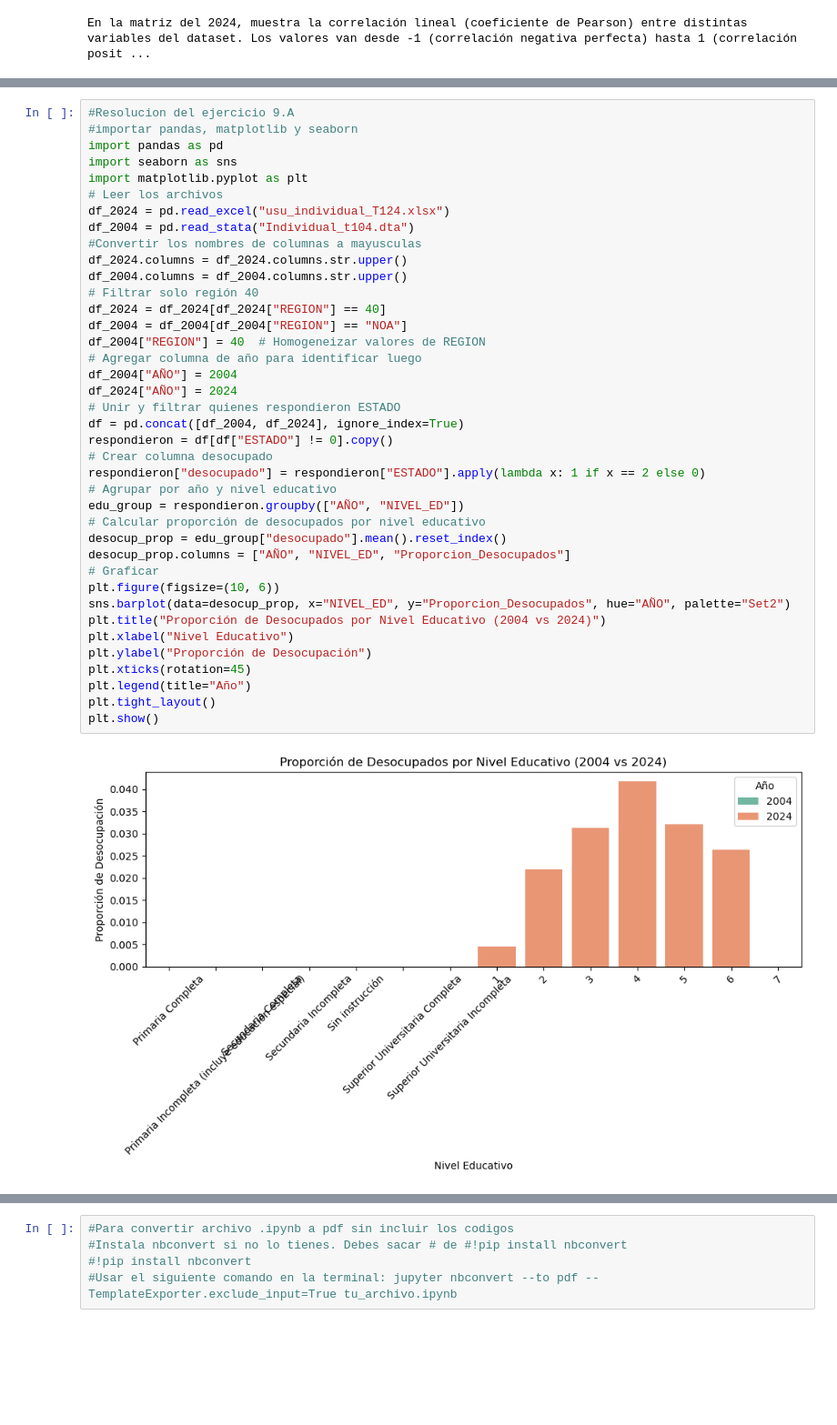
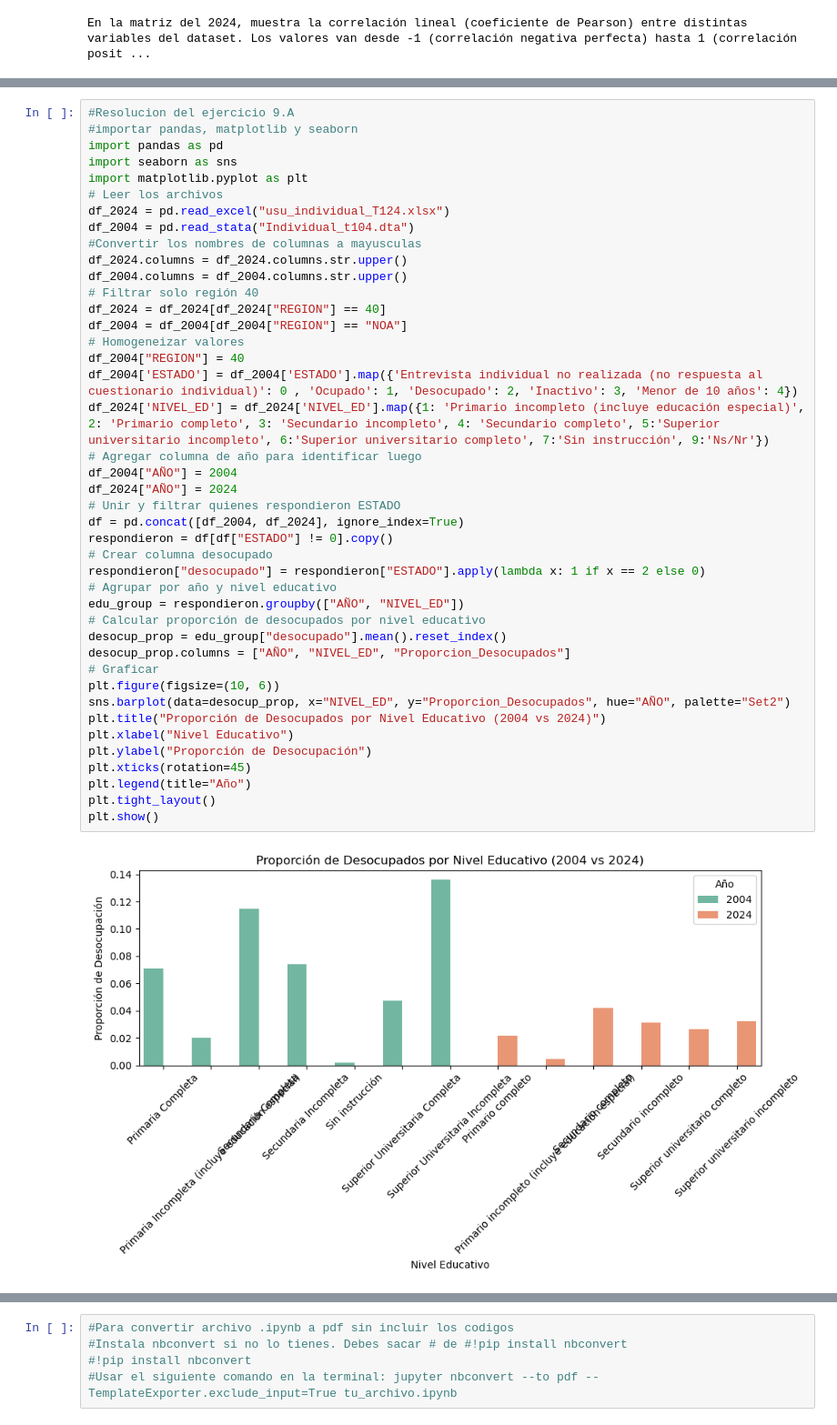
Before and after one commit to LucaDadderio0/-BigDataUBA-Grup10, a Jupyter notebook: TP2/Big_Data_TP2_Grupo10.ipynb, the cells around one changed output, grey strips where cells are left out. Shown at 91% size. Saved outputs shown, nothing was run; the diff lists cells and outputs as text; blank space fills up the shorter version.

```diff
--- a/TP2/Big_Data_TP2_Grupo10.ipynb
+++ b/TP2/Big_Data_TP2_Grupo10.ipynb
@@ -462,33 +534,36 @@ df_2004 = pd.read_stata("Individual_t104.dta")
 #Convertir los nombres de columnas a mayusculas
 df_2024.columns = df_2024.columns.str.upper()
 df_2004.columns = df_2004.columns.str.upper()
 # Filtrar solo región 40
 df_2024 = df_2024[df_2024["REGION"] == 40]
 df_2004 = df_2004[df_2004["REGION"] == "NOA"]
-df_2004["REGION"] = 40  # Homogeneizar valores de REGION
+# Homogeneizar valores
+df_2004["REGION"] = 40
+df_2004['ESTADO'] = df_2004['ESTADO'].map({'Entrevista individual no realizada (no respuesta al cuestionario individual)': 0 , 'Ocupado': 1, 'Desocupado': 2, 'Inactivo': 3, 'Menor de 10 años': 4})
+df_2024['NIVEL_ED'] = df_2024['NIVEL_ED'].map({1: 'Primario incompleto (incluye educación especial)', 2: 'Primario completo', 3: 'Secundario incompleto', 4: 'Secundario completo', 5:'Superior universitario incompleto', 6:'Superior universitario completo', 7:'Sin instrucción', 9:'Ns/Nr'})
 # Agregar columna de año para identificar luego
 df_2004["AÑO"] = 2004
 df_2024["AÑO"] = 2024
 # Unir y filtrar quienes respondieron ESTADO
 df = pd.concat([df_2004, df_2024], ignore_index=True)
 respondieron = df[df["ESTADO"] != 0].copy()
 # Crear columna desocupado
 respondieron["desocupado"] = respondieron["ESTADO"].apply(lambda x: 1 if x == 2 else 0)
 # Agrupar por año y nivel educativo
 edu_group = respondieron.groupby(["AÑO", "NIVEL_ED"])
 # Calcular proporción de desocupados por nivel educativo
 desocup_prop = edu_group["desocupado"].mean().reset_index()
 desocup_prop.columns = ["AÑO", "NIVEL_ED", "Proporcion_Desocupados"]
 # Graficar
 plt.figure(figsize=(10, 6))
 sns.barplot(data=desocup_prop, x="NIVEL_ED", y="Proporcion_Desocupados", hue="AÑO", palette="Set2")
 plt.title("Proporción de Desocupados por Nivel Educativo (2004 vs 2024)")
 plt.xlabel("Nivel Educativo")
 plt.ylabel("Proporción de Desocupación")
 plt.xticks(rotation=45)
 plt.legend(title="Año")
 plt.tight_layout()
 plt.show()
 # %% [output]
-[figure, old version]
+[figure, new version]
 # %%
```
Also changed, not shown: parts of 20 cells of this notebook.
